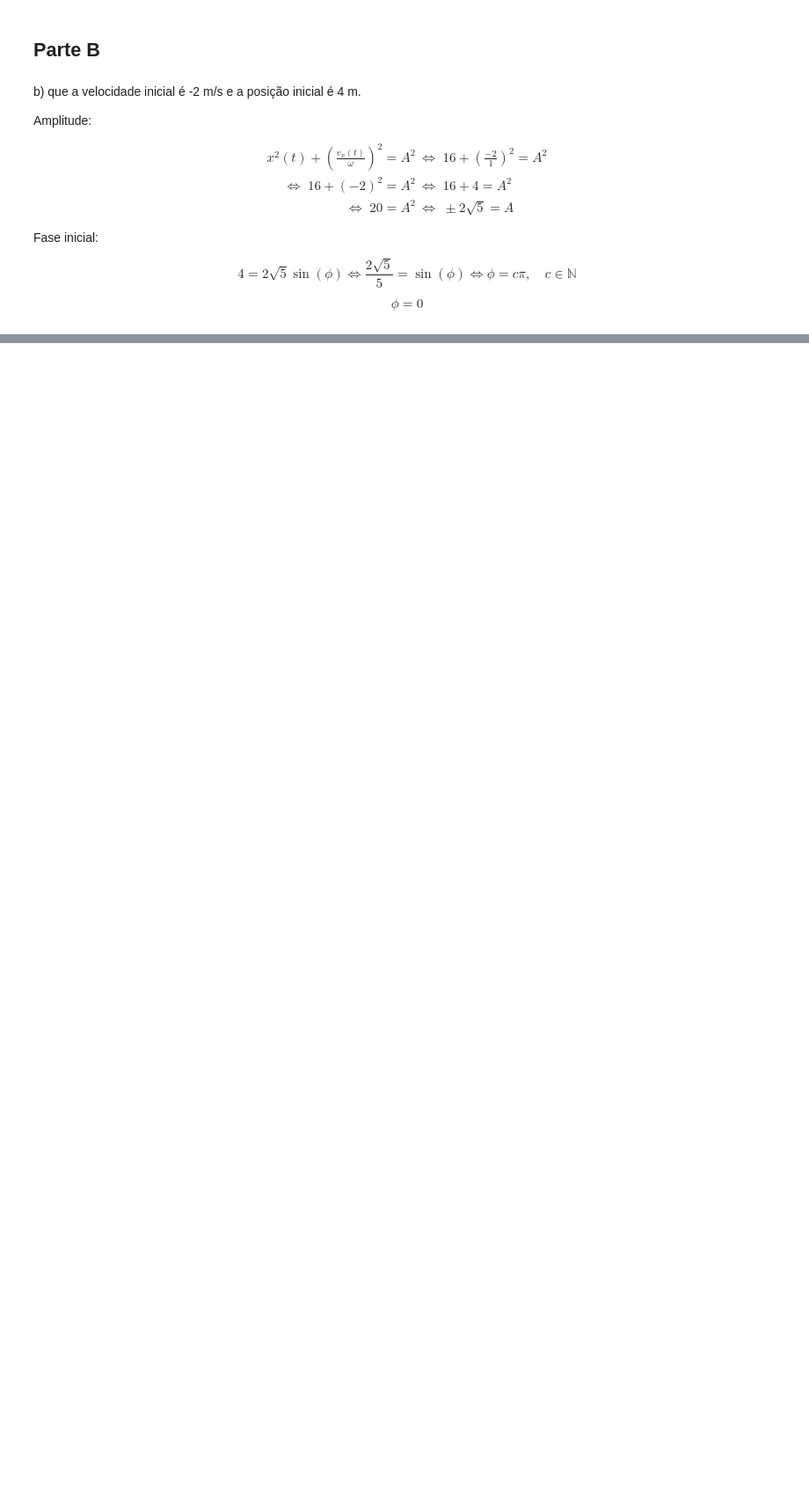
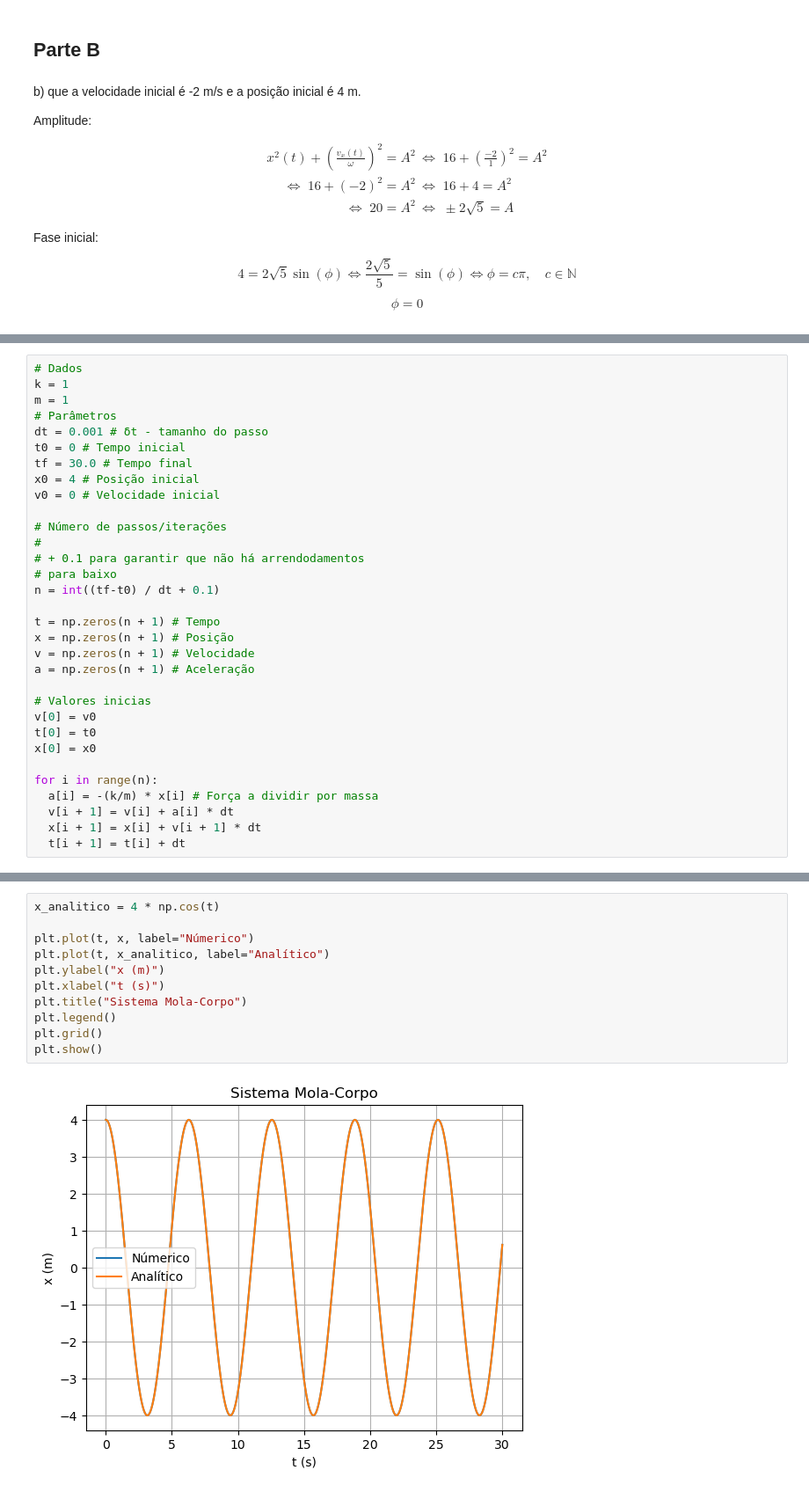
Before and after one commit to JCapucho/universidade, a Jupyter notebook: MSF/aula10/guiao.ipynb, the cells around one changed output, grey strips where cells are left out. Shown at 88% size. Saved outputs shown, nothing was run; the diff lists cells and outputs as text; blank space fills up the shorter version.

```diff
--- a/MSF/aula10/guiao.ipynb
+++ b/MSF/aula10/guiao.ipynb
@@ -102,0 +304,32 @@ $$
+# %%
+# Dados
+k = 1
+m = 1
+# Parâmetros
+dt = 0.001 # δt - tamanho do passo
+t0 = 0 # Tempo inicial
+tf = 30.0 # Tempo final
+x0 = 4 # Posição inicial
+v0 = 0 # Velocidade inicial
+
+# Número de passos/iterações
+#
+# + 0.1 para garantir que não há arrendodamentos
+# para baixo
+n = int((tf-t0) / dt + 0.1)
+
+t = np.zeros(n + 1) # Tempo
+x = np.zeros(n + 1) # Posição
+v = np.zeros(n + 1) # Velocidade
+a = np.zeros(n + 1) # Aceleração
+
+# Valores inicias
+v[0] = v0
+t[0] = t0
+x[0] = x0
+
+for i in range(n):
+  a[i] = -(k/m) * x[i] # Força a dividir por massa
+  v[i + 1] = v[i] + a[i] * dt
+  x[i + 1] = x[i] + v[i + 1] * dt
+  t[i + 1] = t[i] + dt
@@ -102,0 +338,13 @@ $$
+# %%
+x_analitico = 4 * np.cos(t)
+
+plt.plot(t, x, label="Númerico")
+plt.plot(t, x_analitico, label="Analítico")
+plt.ylabel("x (m)")
+plt.xlabel("t (s)")
+plt.title("Sistema Mola-Corpo")
+plt.legend()
+plt.grid()
+plt.show()
+# %% [output]
+[figure, added]
```
Also changed, not shown: parts of 19 cells of this notebook, 1 other file.
